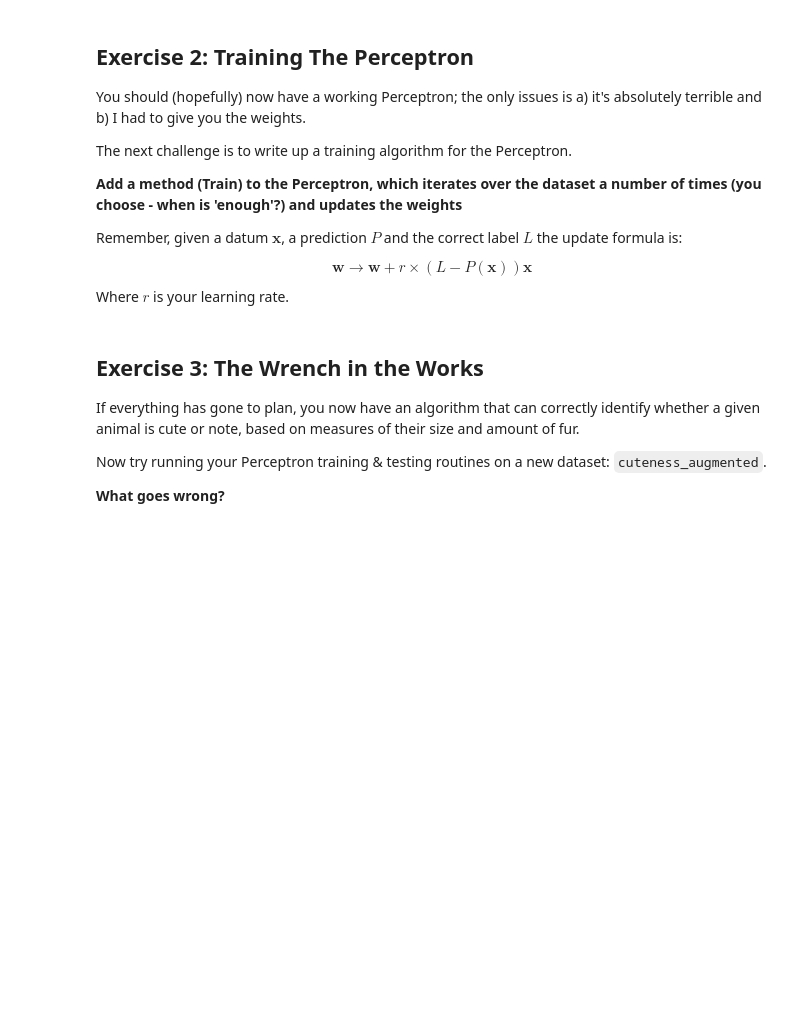
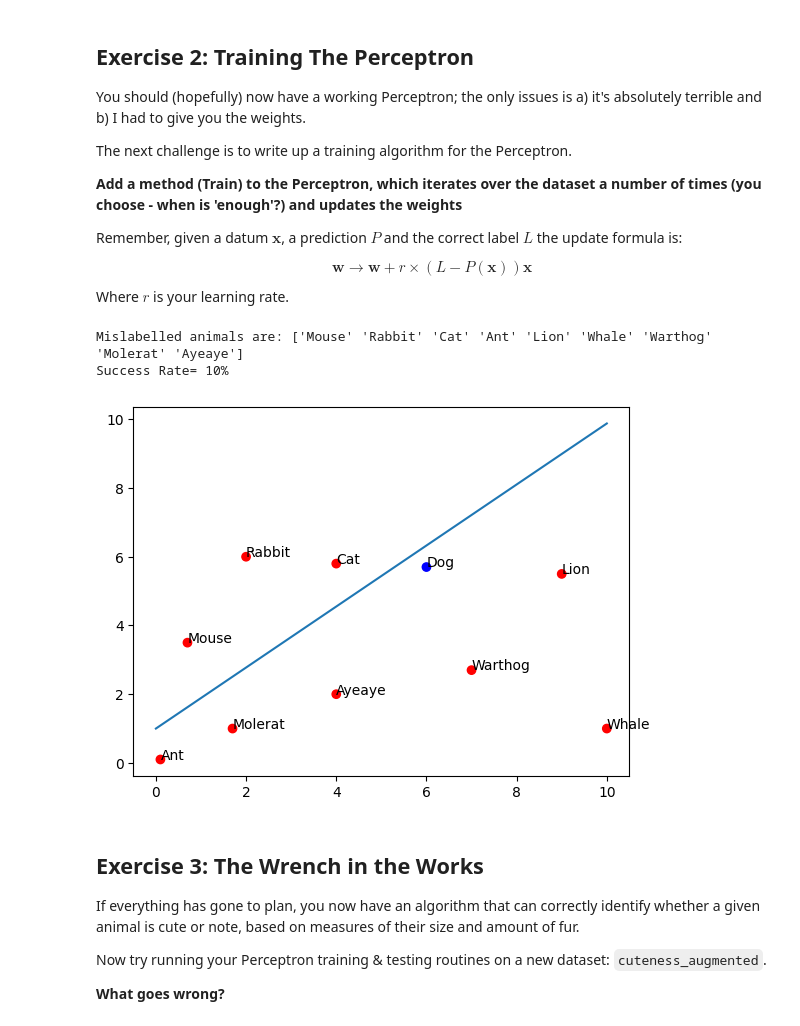
Before and after one commit to wtsi-hpag/xAIWorkshop, a Jupyter notebook: Code/notebook_solved.ipynb, the cells around one changed output. Drawn from its saved outputs; the diff is of its cells as text; code cells hidden in the pictures; blank space fills up the shorter version.

```diff
--- a/Code/notebook_solved.ipynb
+++ b/Code/notebook_solved.ipynb
@@ -160,38 +166,42 @@ class Perceptron:
 
 	def Train(self, data,labels,fullEpochs = 100):
 
-		rate = 0.2
+		rate = 0.001
 		for l in range(fullEpochs):
 			noMistakes = True
 			for r in range(len(data)):
 				x = np.insert(data[r],0,1) ## bulk up with the additional dimension.
 				P = self.Predict(x)
 
 				update = rate*(labels[r]-P) * x
 				self.Weights +=  update
 				if (P!= labels[r]):
 					noMistakes = False
 			if noMistakes:
 				print("Converged early, after",l,"epochs")
 				return
 P = Perceptron()
 
-P.Train(data,labels,50*len(data))
+P.Train(data,labels,5)
 
 ## analyse the missed animals
 predict_labels = P.Predict(data)
 miss = np.array(names)[predict_labels != np.array(labels)]
 print("Mislabelled animals are:", miss)
 print(f"Success Rate= {round(100*(1.0 - len(miss) * 1.0/len(names)))}%")
 
 ## plot a nice line showing the divide
 x = np.linspace(0,10,10)
 w = P.Weights
 y = -w[1]*x/w[2] - w[0]/w[2]
 pt.plot(x,y)
 
 
 PlotData(data,(predict_labels==np.array(labels)),names)
+# %% [output]
+Mislabelled animals are: ['Mouse' 'Rabbit' 'Cat' 'Ant' 'Lion' 'Whale' 'Warthog' 'Molerat' 'Ayeaye']
+Success Rate= 10%
+[figure, added]
 # %% [markdown]
 ## Exercise 3: The Wrench in the Works
 
```
Also changed, not shown: parts of 13 cells of this notebook, 30 other files.
